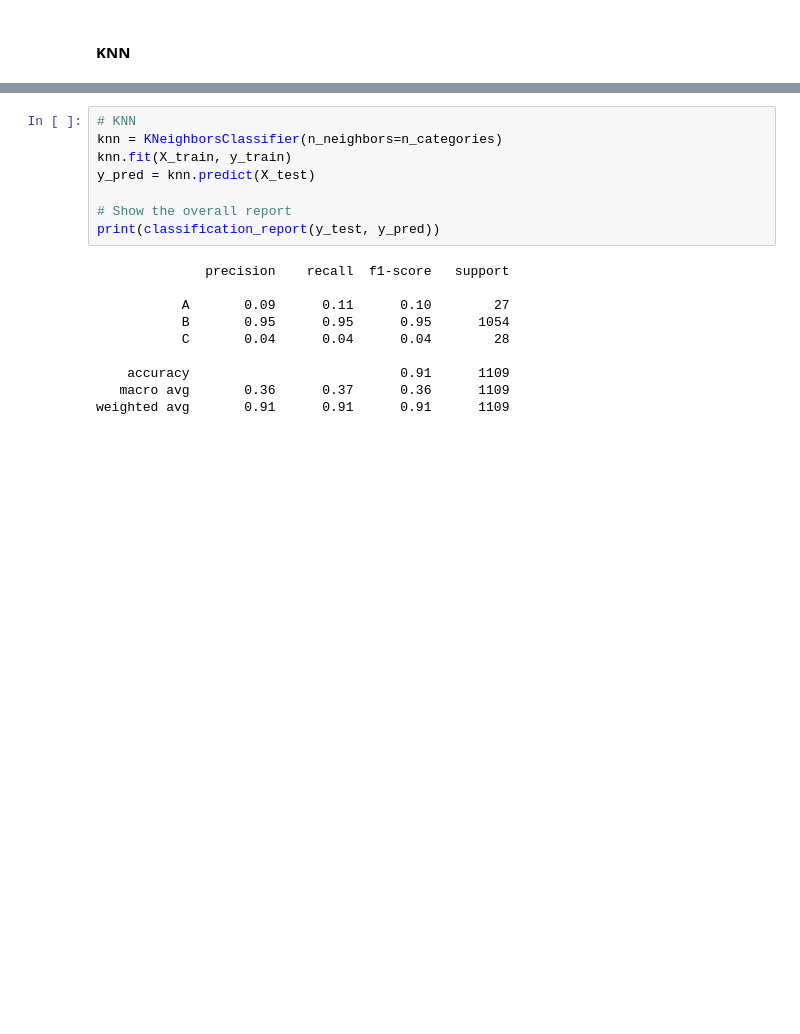
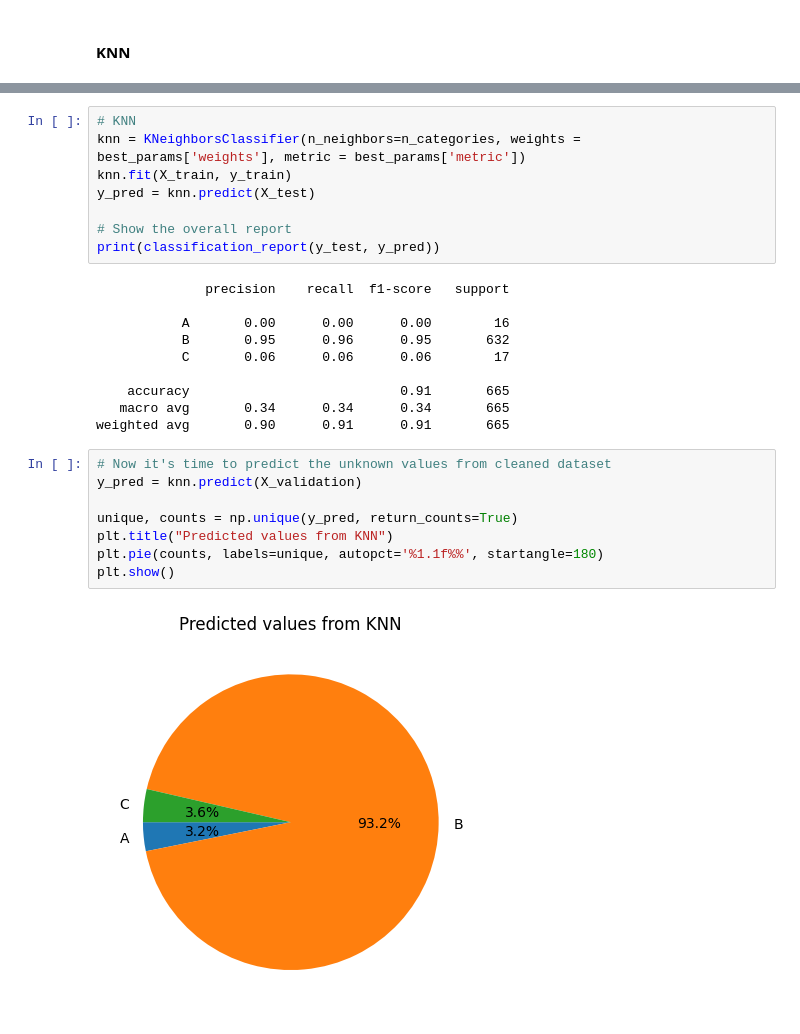
Before and after one commit to martinsphl/MAI5035, a Jupyter notebook: TAREFA_1_2.ipynb, the cells around one changed output, grey strips where cells are left out. Cells and saved outputs as stored; diff of their text form; blank space fills up the shorter version.

```diff
--- a/TAREFA_1_2.ipynb
+++ b/TAREFA_1_2.ipynb
@@ -402,6 +433,6 @@ n_categories = len(categories[0])
 # %%
 # KNN
-knn = KNeighborsClassifier(n_neighbors=n_categories)
+knn = KNeighborsClassifier(n_neighbors=n_categories, weights = best_params['weights'], metric = best_params['metric'])
 knn.fit(X_train, y_train)
 y_pred = knn.predict(X_test)
 
@@ -410,12 +441,22 @@ print(classification_report(y_test, y_pred))
 # %% [output]
               precision    recall  f1-score   support
 
-           A       0.09      0.11      0.10        27
-           B       0.95      0.95      0.95      1054
-           C       0.04      0.04      0.04        28
+           A       0.00      0.00      0.00        16
+           B       0.95      0.96      0.95       632
+           C       0.06      0.06      0.06        17
 
-    accuracy                           0.91      1109
-   macro avg       0.36      0.37      0.36      1109
-weighted avg       0.91      0.91      0.91      1109
+    accuracy                           0.91       665
+   macro avg       0.34      0.34      0.34       665
+weighted avg       0.90      0.91      0.91       665
+# %%
+# Now it's time to predict the unknown values from cleaned dataset
+y_pred = knn.predict(X_validation)
+
+unique, counts = np.unique(y_pred, return_counts=True)
+plt.title("Predicted values from KNN")
+plt.pie(counts, labels=unique, autopct='%1.1f%%', startangle=180)
+plt.show()
+# %% [output]
+[figure, added]
 # %%
 # Compute confusion matrix
```
Also changed, not shown: parts of 13 cells of this notebook.
